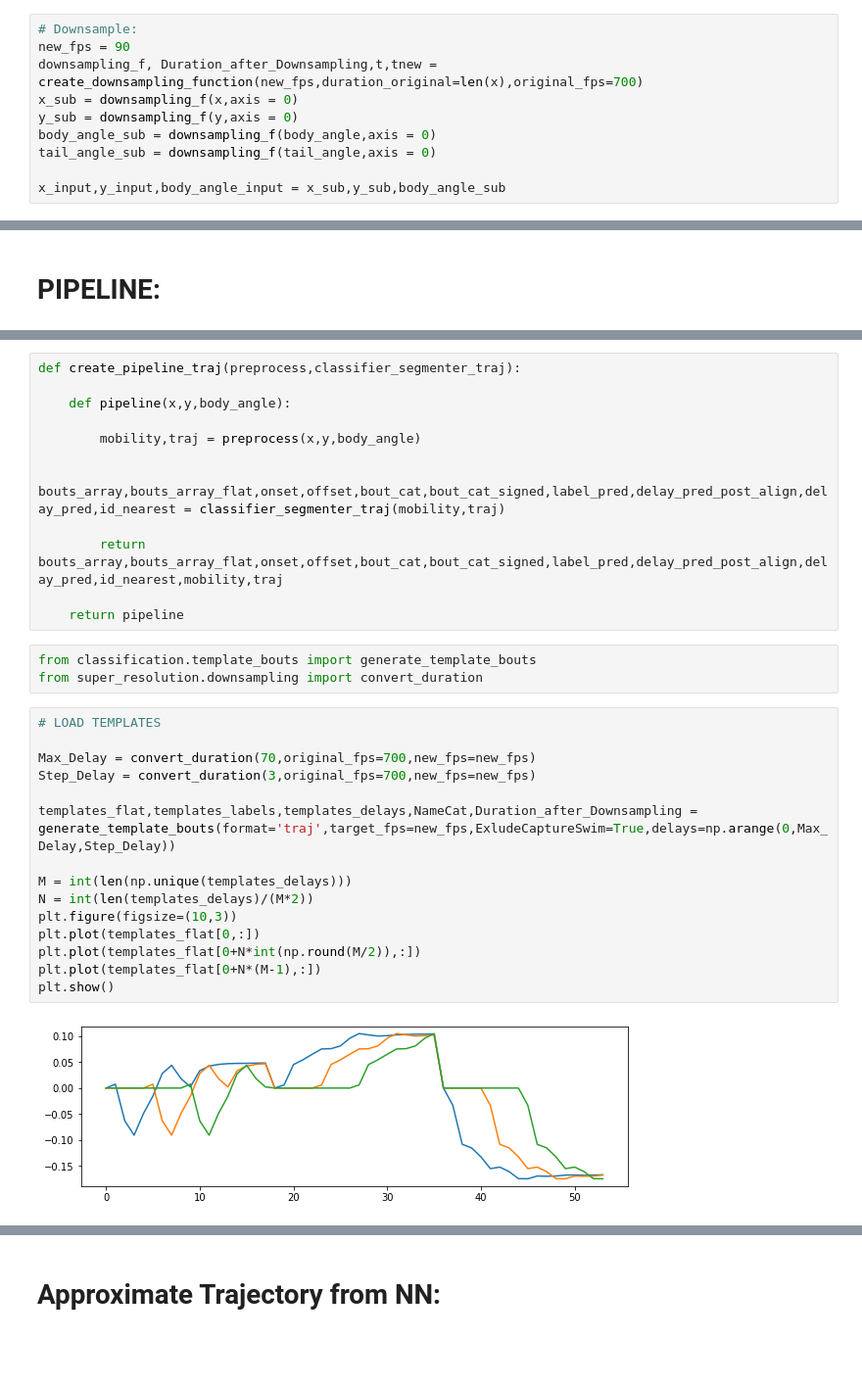
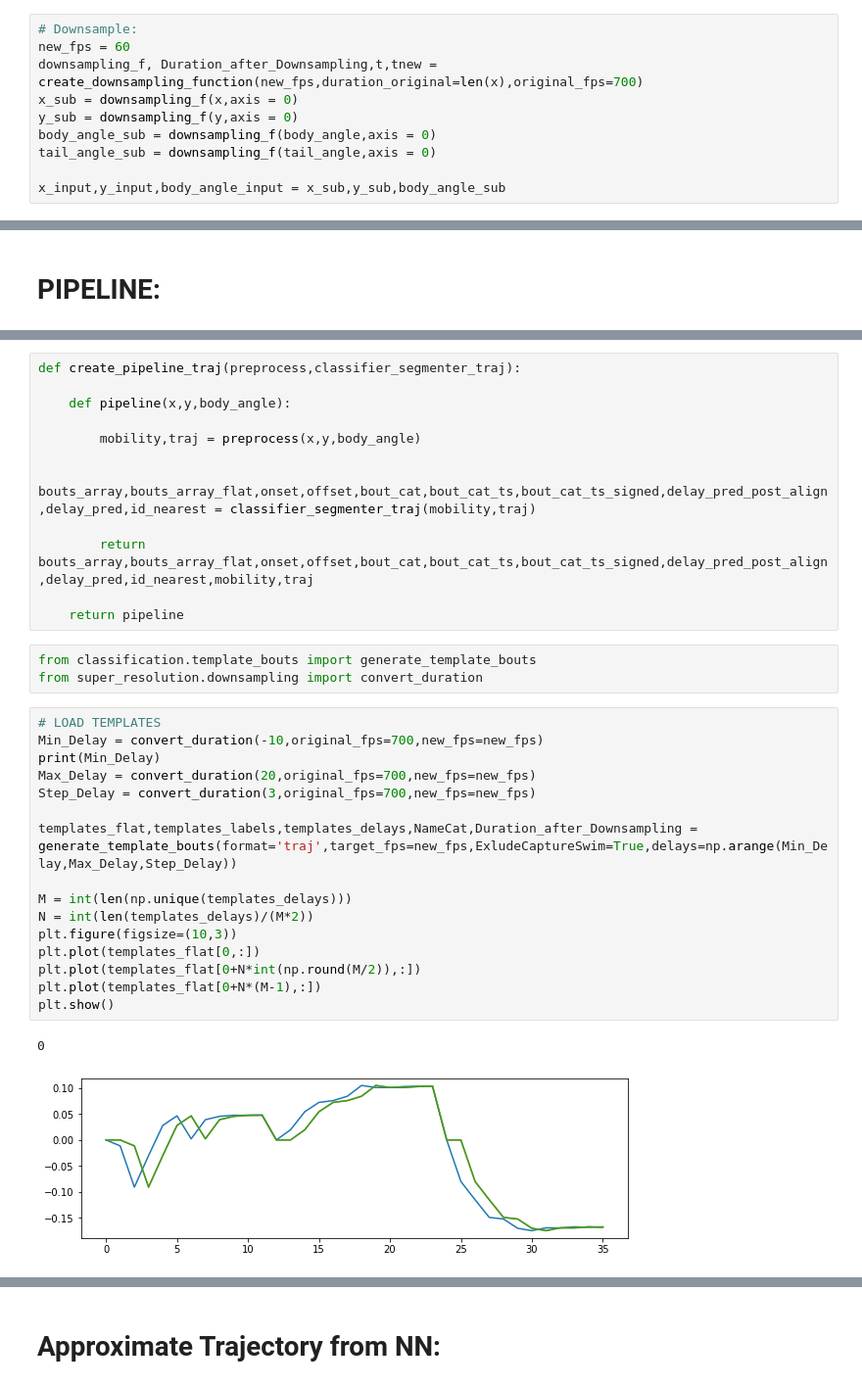
Before and after one commit to orger-lab/megabouts, a Jupyter notebook: megabouts/super_resolution_pipeline.ipynb, the cells around one changed output, grey strips where cells are left out. Shown at 98% size. Cells and saved outputs as stored; diff of their text form; blank space fills up the shorter version.

```diff
--- a/megabouts/super_resolution_pipeline.ipynb
+++ b/megabouts/super_resolution_pipeline.ipynb
@@ -78,7 +78,7 @@ df.head(10)
 from super_resolution.downsampling import convert_duration,create_downsampling_function
 # %%
 # Downsample:
-new_fps = 90
+new_fps = 60
 downsampling_f, Duration_after_Downsampling,t,tnew = create_downsampling_function(new_fps,duration_original=len(x),original_fps=700)
 x_sub = downsampling_f(x,axis = 0)
 y_sub = downsampling_f(y,axis = 0)
@@ -244,9 +234,9 @@ def create_pipeline_traj(preprocess,classifier_segmenter_traj):
 
         mobility,traj = preprocess(x,y,body_angle)
 
-        bouts_array,bouts_array_flat,onset,offset,bout_cat,bout_cat_signed,label_pred,delay_pred_post_align,delay_pred,id_nearest = classifier_segmenter_traj(mobility,traj)
+        bouts_array,bouts_array_flat,onset,offset,bout_cat,bout_cat_ts,bout_cat_ts_signed,delay_pred_post_align,delay_pred,id_nearest = classifier_segmenter_traj(mobility,traj)
 
-        return bouts_array,bouts_array_flat,onset,offset,bout_cat,bout_cat_signed,label_pred,delay_pred_post_align,delay_pred,id_nearest,mobility,traj
+        return bouts_array,bouts_array_flat,onset,offset,bout_cat,bout_cat_ts,bout_cat_ts_signed,delay_pred_post_align,delay_pred,id_nearest,mobility,traj
 
     return pipeline
 # %%
@@ -254,21 +244,23 @@ from classification.template_bouts import generate_template_bouts
 from super_resolution.downsampling import convert_duration
 # %%
 # LOAD TEMPLATES
-
-Max_Delay = convert_duration(70,original_fps=700,new_fps=new_fps)
+Min_Delay = convert_duration(-10,original_fps=700,new_fps=new_fps)
+print(Min_Delay)
+Max_Delay = convert_duration(20,original_fps=700,new_fps=new_fps)
 Step_Delay = convert_duration(3,original_fps=700,new_fps=new_fps)
 
-templates_flat,templates_labels,templates_delays,NameCat,Duration_after_Downsampling = generate_template_bouts(format='traj',target_fps=new_fps,ExludeCaptureSwim=True,delays=np.arange(0,Max_Delay,Step_Delay))
+templates_flat,templates_labels,templates_delays,NameCat,Duration_after_Downsampling = generate_template_bouts(format='traj',target_fps=new_fps,ExludeCaptureSwim=True,delays=np.arange(Min_Delay,Max_Delay,Step_Delay))
 
 M = int(len(np.unique(templates_delays)))
 N = int(len(templates_delays)/(M*2))
 plt.figure(figsize=(10,3))
 plt.plot(templates_flat[0,:])
 plt.plot(templates_flat[0+N*int(np.round(M/2)),:])
 plt.plot(templates_flat[0+N*(M-1),:])
 plt.show()
 # %% [output]
+0
-[figure, old version]
+[figure, new version]
 # %%
 # Pipeline Parameters:
 fc_min,beta=20,1
```
Also changed, not shown: parts of 28 cells of this notebook, 11 other files.
